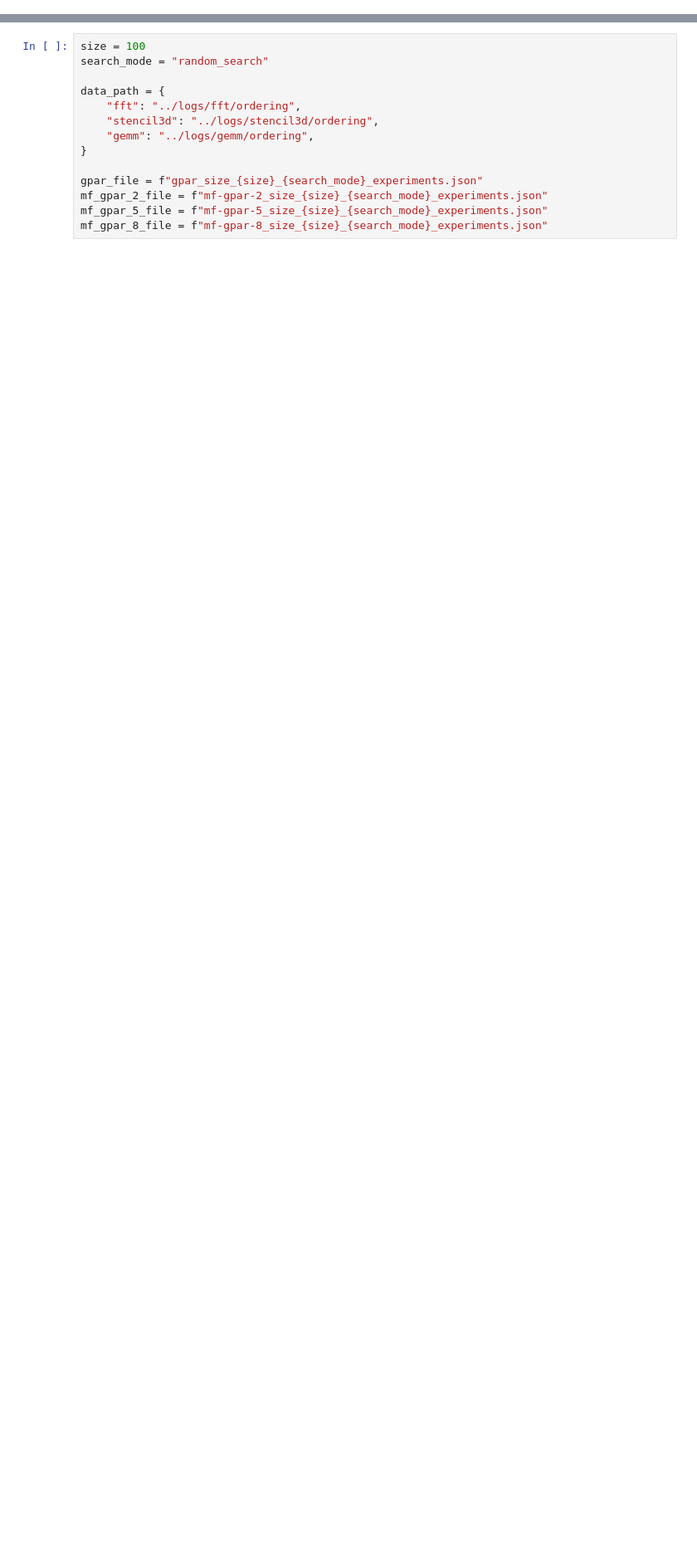
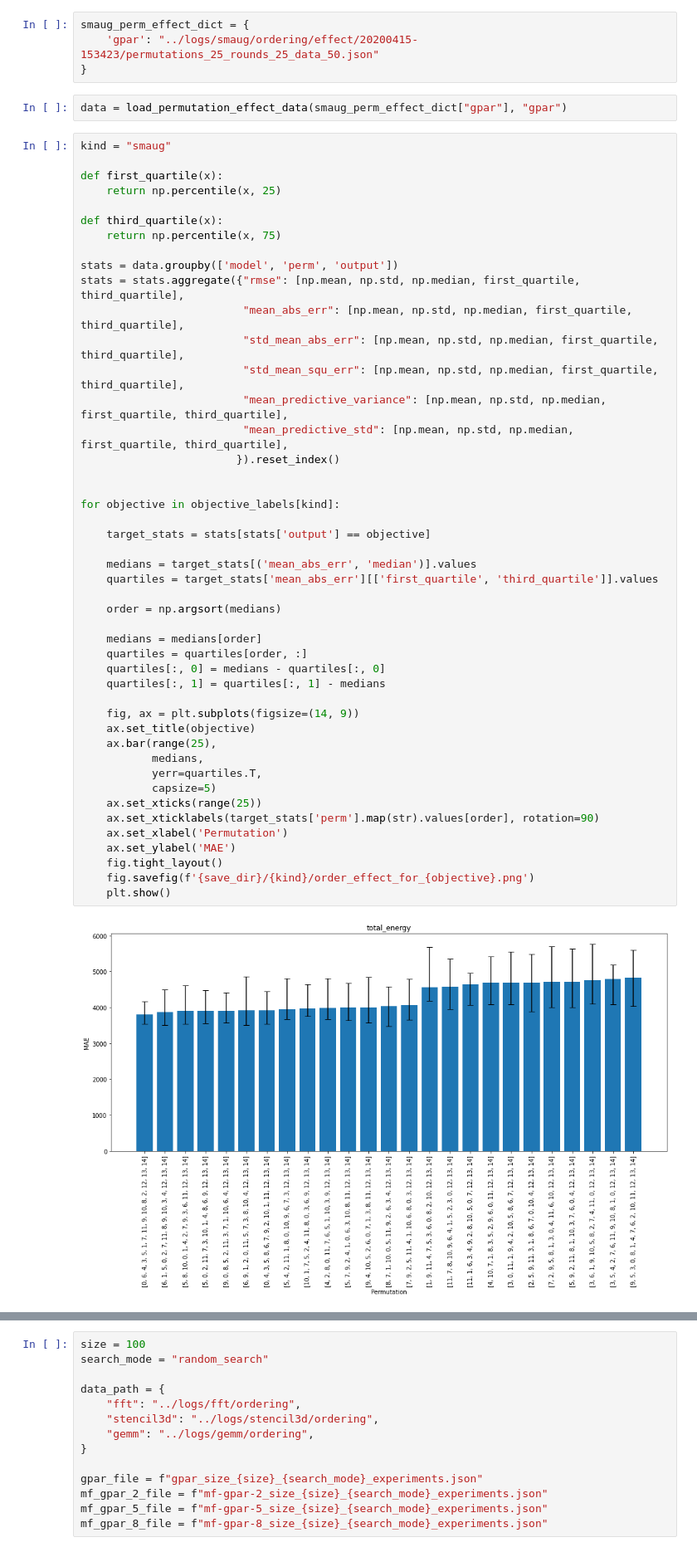
Before and after one commit to gncs/boa, a Jupyter notebook: notebooks/Ordering Visualisation.ipynb, the cells around one changed output, grey strips where cells are left out. Shown at 83% size. Saved outputs shown, nothing was run; the diff lists cells and outputs as text; blank space fills up the shorter version.

```diff
--- a/notebooks/Ordering Visualisation.ipynb
+++ b/notebooks/Ordering Visualisation.ipynb
@@ -15,0 +202,54 @@ save_dir = "../plots/notebook_plots/ordering/"
+# %%
+smaug_perm_effect_dict = {
+    'gpar': "../logs/smaug/ordering/effect/20200415-153423/permutations_25_rounds_25_data_50.json"
+}
+# %%
+data = load_permutation_effect_data(smaug_perm_effect_dict["gpar"], "gpar")
+# %%
+kind = "smaug"
+
+def first_quartile(x):
+    return np.percentile(x, 25)
+
+def third_quartile(x):
+    return np.percentile(x, 75)
+
+stats = data.groupby(['model', 'perm', 'output'])
+stats = stats.aggregate({"rmse": [np.mean, np.std, np.median, first_quartile, third_quartile],
+                         "mean_abs_err": [np.mean, np.std, np.median, first_quartile, third_quartile],
+                         "std_mean_abs_err": [np.mean, np.std, np.median, first_quartile, third_quartile],
+                         "std_mean_squ_err": [np.mean, np.std, np.median, first_quartile, third_quartile],
+                         "mean_predictive_variance": [np.mean, np.std, np.median, first_quartile, third_quartile],
+                         "mean_predictive_std": [np.mean, np.std, np.median, first_quartile, third_quartile],
+                        }).reset_index()
+
+
+for objective in objective_labels[kind]:
+
+    target_stats = stats[stats['output'] == objective]
+
+    medians = target_stats[('mean_abs_err', 'median')].values
+    quartiles = target_stats['mean_abs_err'][['first_quartile', 'third_quartile']].values
+
+    order = np.argsort(medians)
+
+    medians = medians[order]
+    quartiles = quartiles[order, :]
+    quartiles[:, 0] = medians - quartiles[:, 0]
+    quartiles[:, 1] = quartiles[:, 1] - medians
+
+    fig, ax = plt.subplots(figsize=(14, 9))
+    ax.set_title(objective)
+    ax.bar(range(25),
+           medians,
+           yerr=quartiles.T,
+           capsize=5)
+    ax.set_xticks(range(25))
+    ax.set_xticklabels(target_stats['perm'].map(str).values[order], rotation=90)
+    ax.set_xlabel('Permutation')
+    ax.set_ylabel('MAE')
+    fig.tight_layout()
+    fig.savefig(f'{save_dir}/{kind}/order_effect_for_{objective}.png')
+    plt.show()
+# %% [output]
+[figure, added]
```
Also changed, not shown: parts of 18 cells of this notebook, 33 other files.
